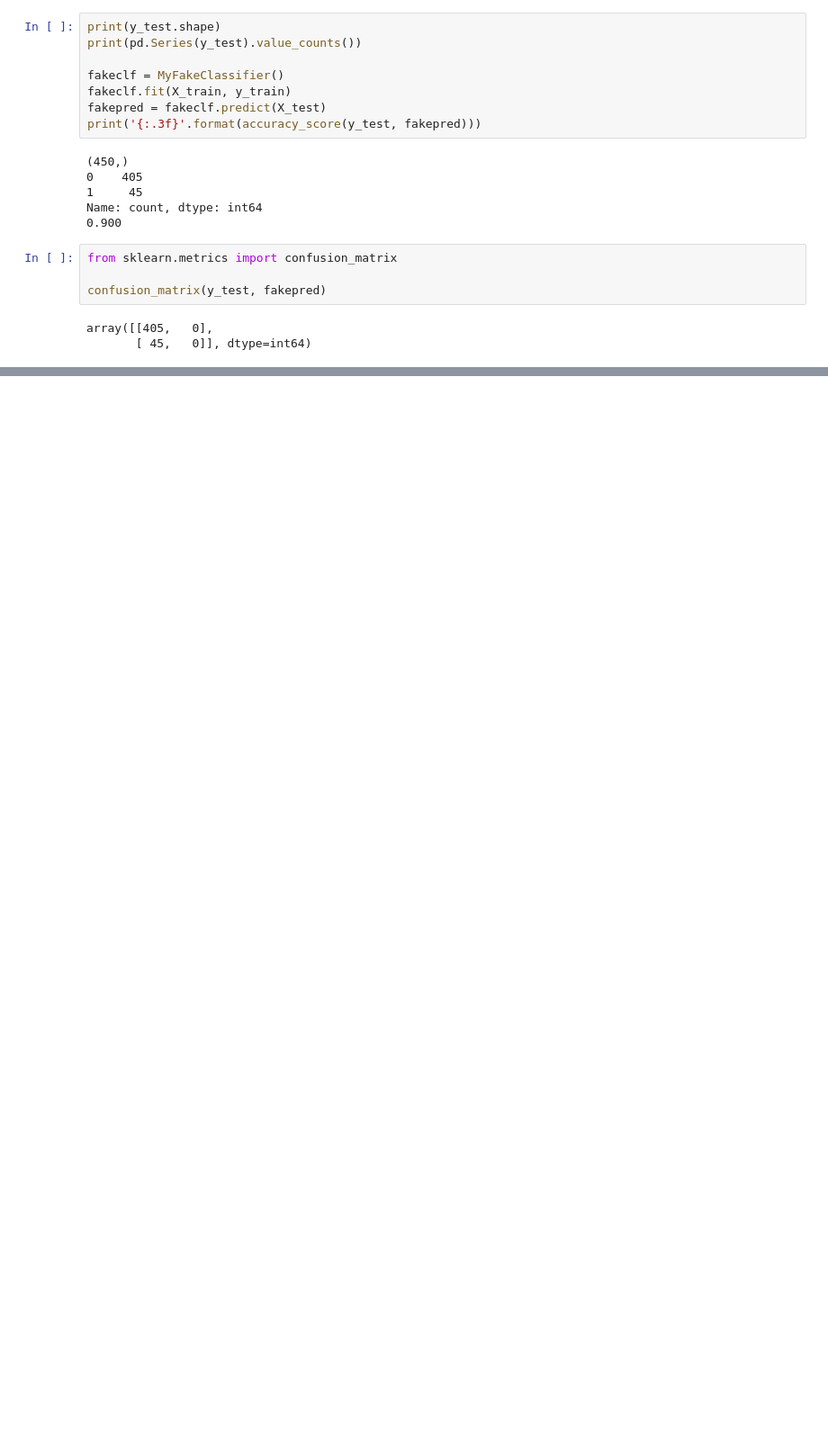
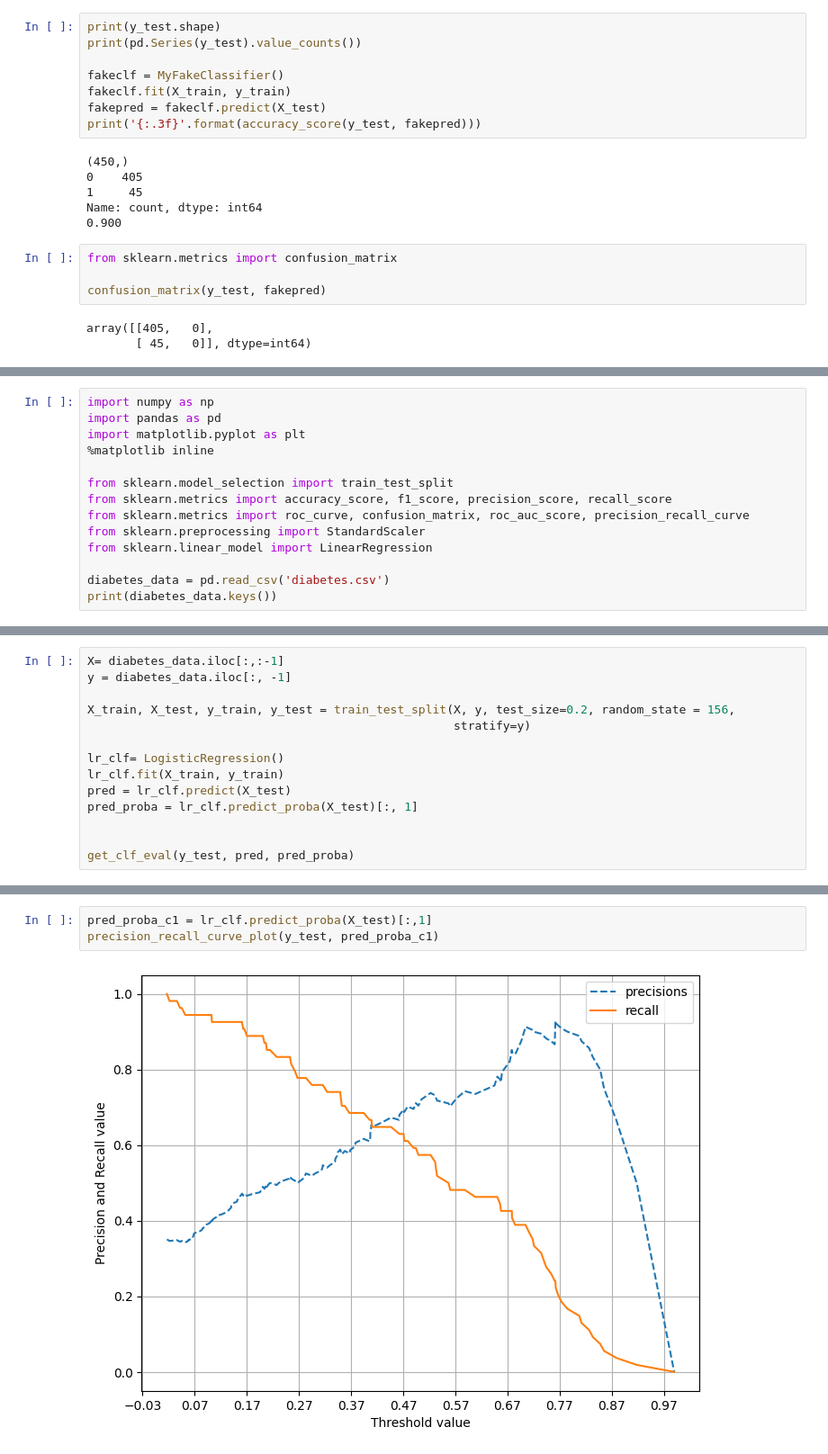
Before and after one commit to JunseokLee3/self_study, a Jupyter notebook: coding test/과제티스트 준비/1회독/3.ipynb, the cells around one changed output, grey strips where cells are left out. Shown: that part at 90% size. Drawn from its saved outputs; the diff is of its cells as text; blank space fills up the shorter version.

```diff
--- a/coding test/과제티스트 준비/1회독/3.ipynb
+++ b/coding test/과제티스트 준비/1회독/3.ipynb
@@ -106,0 +431,14 @@ from sklearn.metrics import accuracy_score, precision_score, recall_score, confu
+# %%
+import numpy as np
+import pandas as pd
+import matplotlib.pyplot as plt
+%matplotlib inline
+
+from sklearn.model_selection import train_test_split
+from sklearn.metrics import accuracy_score, f1_score, precision_score, recall_score
+from sklearn.metrics import roc_curve, confusion_matrix, roc_auc_score, precision_recall_curve
+from sklearn.preprocessing import StandardScaler
+from sklearn.linear_model import LinearRegression
+
+diabetes_data = pd.read_csv('diabetes.csv')
+print(diabetes_data.keys())
@@ -106,0 +482,14 @@ from sklearn.metrics import accuracy_score, precision_score, recall_score, confu
+# %%
+X= diabetes_data.iloc[:,:-1]
+y = diabetes_data.iloc[:, -1]
+
+X_train, X_test, y_train, y_test = train_test_split(X, y, test_size=0.2, random_state = 156,
+                                                    stratify=y)
+
+lr_clf= LogisticRegression()
+lr_clf.fit(X_train, y_train)
+pred = lr_clf.predict(X_test)
+pred_proba = lr_clf.predict_proba(X_test)[:, 1]
+
+
+get_clf_eval(y_test, pred, pred_proba)
@@ -106,0 +507,5 @@ from sklearn.metrics import accuracy_score, precision_score, recall_score, confu
+# %%
+pred_proba_c1 = lr_clf.predict_proba(X_test)[:,1]
+precision_recall_curve_plot(y_test, pred_proba_c1)
+# %% [output]
+[figure, added]
```
Also changed, not shown: parts of 27 cells of this notebook, 1 other file.
